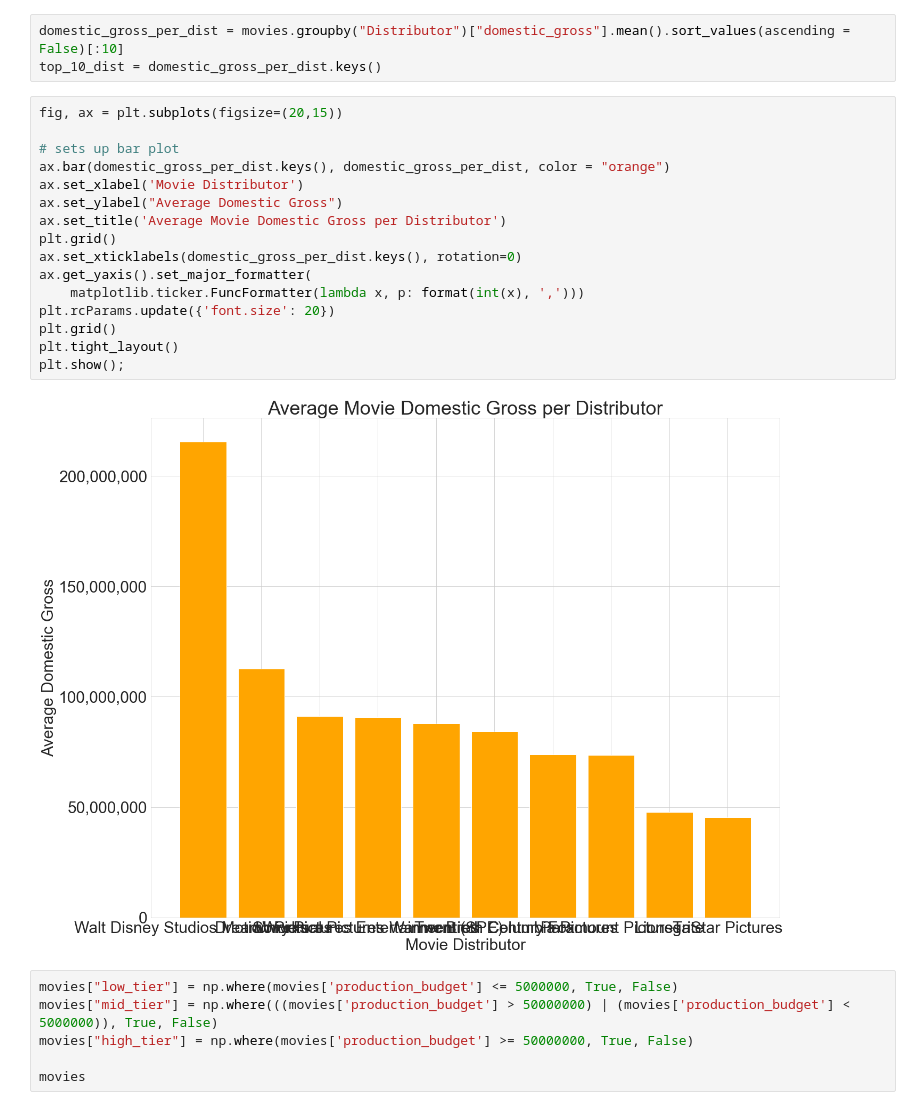
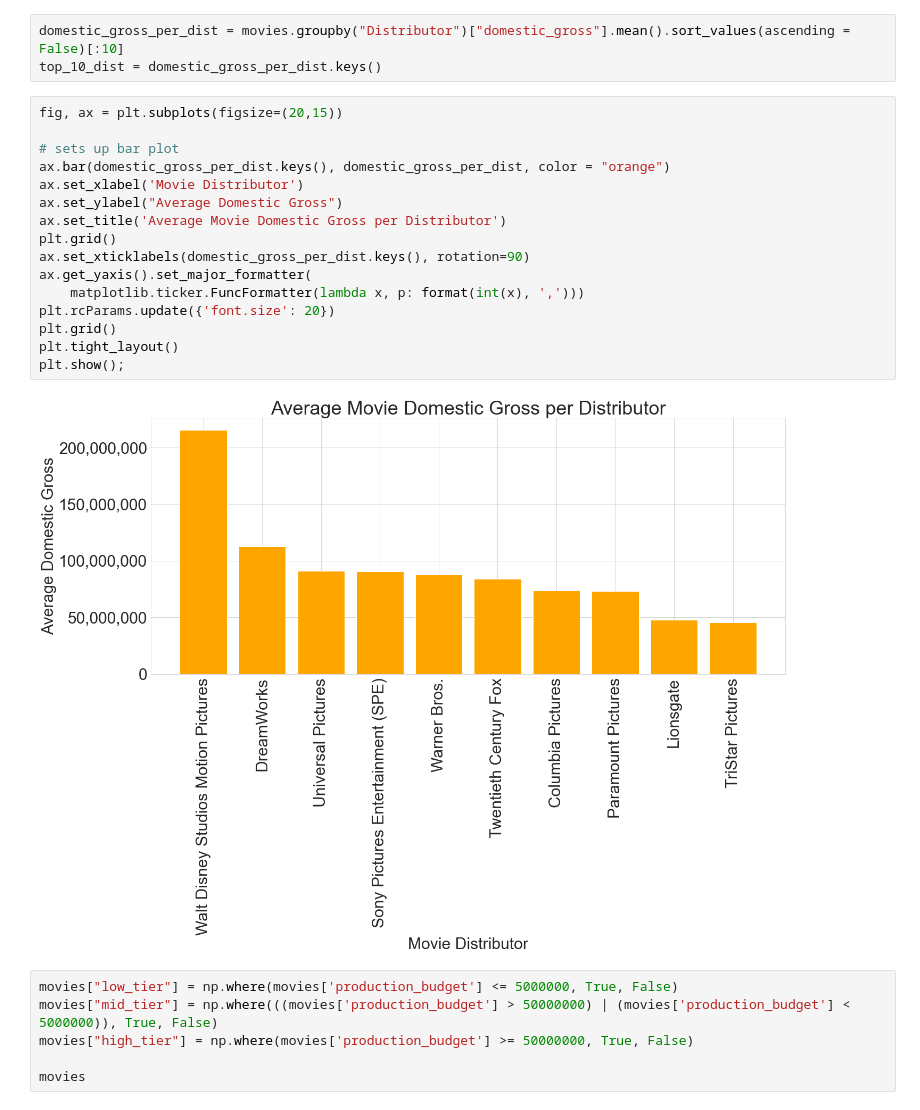
Before and after one commit to pedrov718/box_office_project, a Jupyter notebook: phase1_project.ipynb, the cells around one changed output. Saved outputs shown, nothing was run; the diff lists cells and outputs as text.

```diff
--- a/phase1_project.ipynb
+++ b/phase1_project.ipynb
@@ -596,21 +596,21 @@ top_10_dist = domestic_gross_per_dist.keys()
 # %%
 fig, ax = plt.subplots(figsize=(20,15))
 
 # sets up bar plot
 ax.bar(domestic_gross_per_dist.keys(), domestic_gross_per_dist, color = "orange")
 ax.set_xlabel('Movie Distributor')
 ax.set_ylabel("Average Domestic Gross")
 ax.set_title('Average Movie Domestic Gross per Distributor')
 plt.grid()
-ax.set_xticklabels(domestic_gross_per_dist.keys(), rotation=0)
+ax.set_xticklabels(domestic_gross_per_dist.keys(), rotation=90)
 ax.get_yaxis().set_major_formatter(
     matplotlib.ticker.FuncFormatter(lambda x, p: format(int(x), ',')))
 plt.rcParams.update({'font.size': 20})
 plt.grid()
 plt.tight_layout()
 plt.show();
 # %% [output]
-[figure, old version]
+[figure, new version]
 # %%
 movies["low_tier"] = np.where(movies['production_budget'] <= 5000000, True, False)
 movies["mid_tier"] = np.where(((movies['production_budget'] > 50000000) | (movies['production_budget'] < 5000000)), True, False)
```
Also changed, not shown: parts of 9 cells of this notebook, 2 other files.
